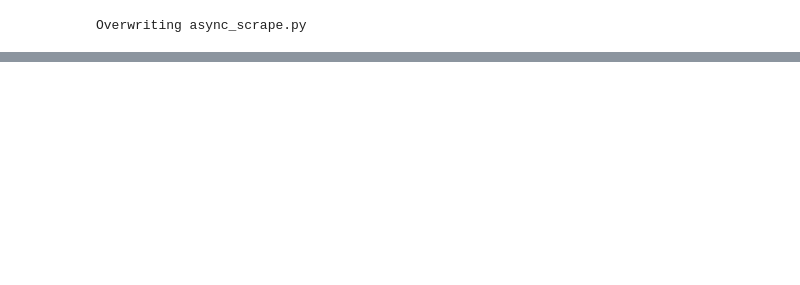
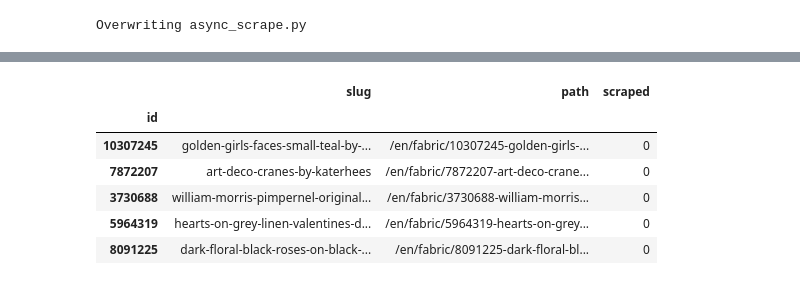
Before and after one commit to dwiknrd/webscraping, a Jupyter notebook: scraping_arsenic.ipynb, the cells around one changed output, grey strips where cells are left out. Saved outputs shown, nothing was run; the diff lists cells and outputs as text; code cells hidden in the pictures; blank space fills up the shorter version.

```diff
--- a/scraping_arsenic.ipynb
+++ b/scraping_arsenic.ipynb
@@ -111,3 +120,16 @@ FileNotFoundError: [Errno 2] No such file or directory: 'chromedriver': 'chromed
+# %%
+import pandas as pd
+name = 'links.pkl'
+df = pd.read_pickle(name)
+df.head()
+# %% [output]
+|  | slug | path | scraped |
+| id |  |  |  |
+| 10307245 | golden-girls-faces-small-teal-by-... | /en/fabric/10307245-golden-girls-... | 0 |
+| 7872207 | art-deco-cranes-by-katerhees | /en/fabric/7872207-art-deco-crane... | 0 |
+| 3730688 | william-morris-pimpernel-original... | /en/fabric/3730688-william-morris... | 0 |
+| 5964319 | hearts-on-grey-linen-valentines-d... | /en/fabric/5964319-hearts-on-grey... | 0 |
+| 8091225 | dark-floral-black-roses-on-black-... | /en/fabric/8091225-dark-floral-bl... | 0 |
 # %% [markdown]
 <a style='text-decoration:none;line-height:16px;display:flex;color:#5B5B62;padding:10px;justify-content:end;' href='https://deepnote.com?utm_source=created-in-deepnote-cell&projectId=455dbd66-b743-41fb-bb10-e0d89ff02cc3' target="_blank">
 <img alt='Created in deepnote.com' style='display:inline;max-height:16px;margin:0px;margin-right:7.5px;' src='embedded-picture-1' > </img>
```
Also changed, not shown: parts of 4 cells of this notebook, 3 other files.
